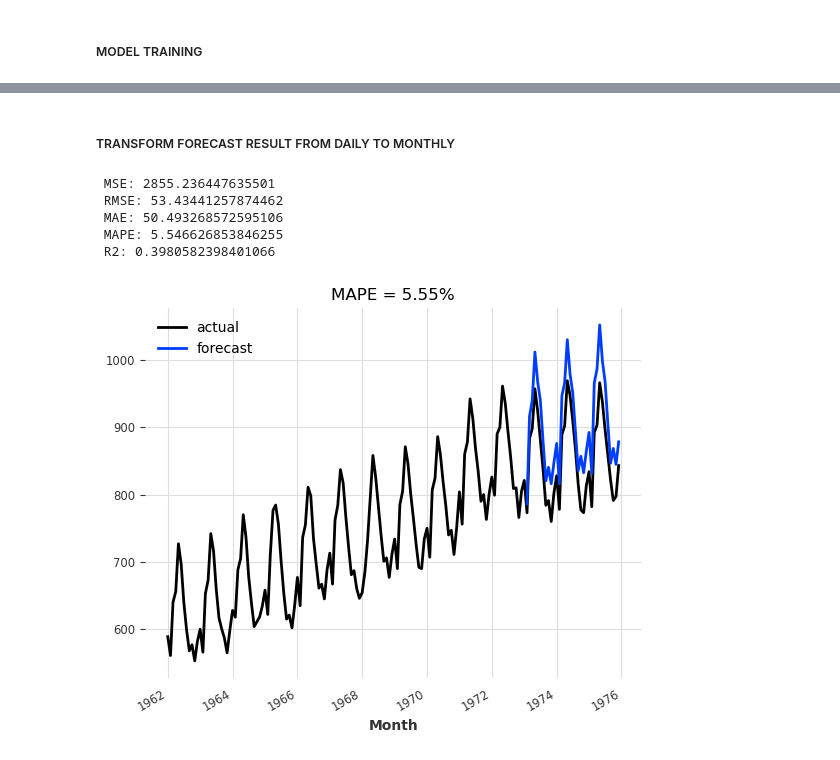
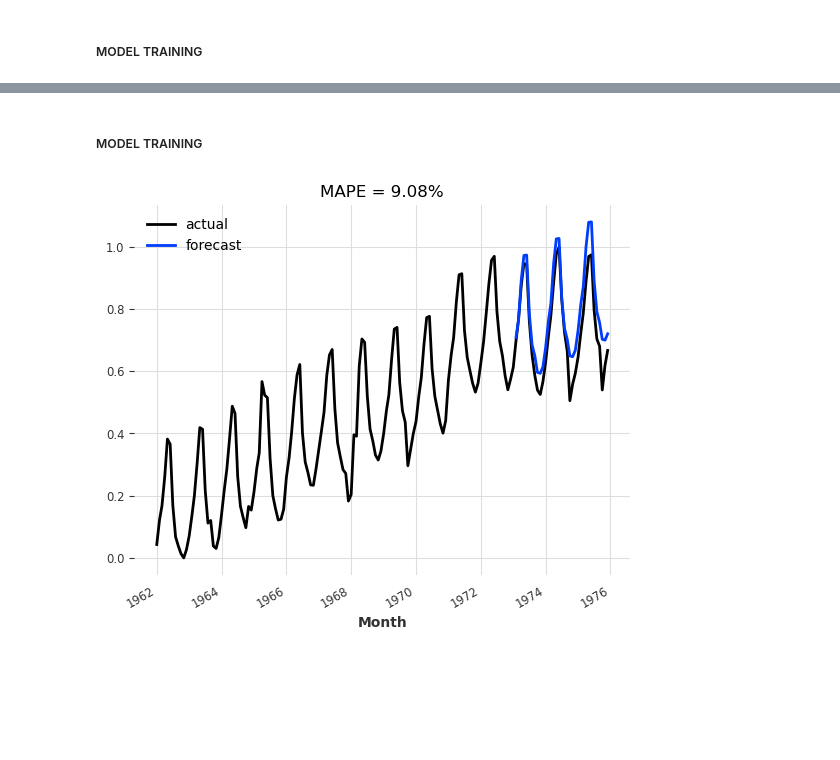
Before and after one commit to igerardoh/timeseries-production-forecast, a Jupyter notebook: code/ExponentialSmoothing_daily.ipynb, the cells around one changed output, grey strips where cells are left out. Saved outputs shown, nothing was run; the diff lists cells and outputs as text; code cells hidden in the pictures; blank space fills up the shorter version.

```diff
--- a/code/nD_RNN_LSTM_daily_PastCovariates.ipynb
+++ b/code/ExponentialSmoothing_daily.ipynb
@@ -243,30 +236,13 @@ plt.legend();
-# %% [markdown]
-##### TRANSFORM FORECAST RESULT FROM DAILY TO MONTHLY
-# %%
-from darts.metrics import mae, mape, mse, rmse, r2_score
-
-# reverse scaling and convert values back from dayly results to monthly results
-dailyavg_forecast = scaler.inverse_transform(dailyavg_forecast)
-forecast = toDailyAverage.inverse_transform(dailyavg_forecast)
-
-series.plot(label="actual")
-forecast.plot(label="forecast")
-plt.title("MAPE = {:.2f}%".format(mape(forecast, val)))
-plt.legend();
-
-# ----- CALCULATE METRICS ------
-
-MSE = mse(forecast, val)
-RMSE = rmse(forecast, val)
-MAE = mae(forecast, val)
-MAPE = mape(forecast, val)
-R2 = r2_score(forecast, val)
-
-print(f" MSE: {MSE}\n RMSE: {RMSE}\n MAE: {MAE}\n MAPE: {MAPE}\n R2: {R2}")
-# %% [output]
- MSE: 2855.236447635501
- RMSE: 53.43441257874462
- MAE: 50.493268572595106
- MAPE: 5.546626853846255
- R2: 0.3980582398401066
-[figure, removed]
+# %% [markdown]
+##### MODEL TRAINING
+# %%
+best_model.fit(series=dailyavg_train);
+
+dailyavg_pred = best_model.predict(N_PRED)
+
+dailyAverage.plot(label="actual")
+dailyavg_pred.plot(label="forecast")
+plt.title("MAPE = {:.2f}%".format(mape(actual_series=dailyavg_val, pred_series=dailyavg_pred)))
+plt.legend();
+# %% [output]
+[figure, added]
```
Also changed, not shown: parts of 7 cells of this notebook, 5 other files.
